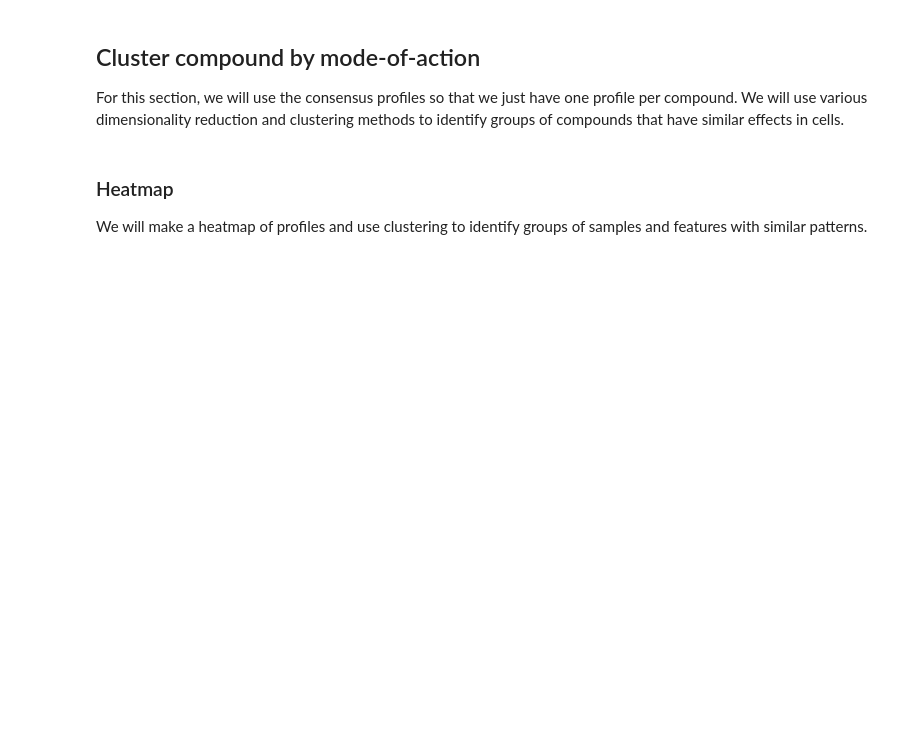
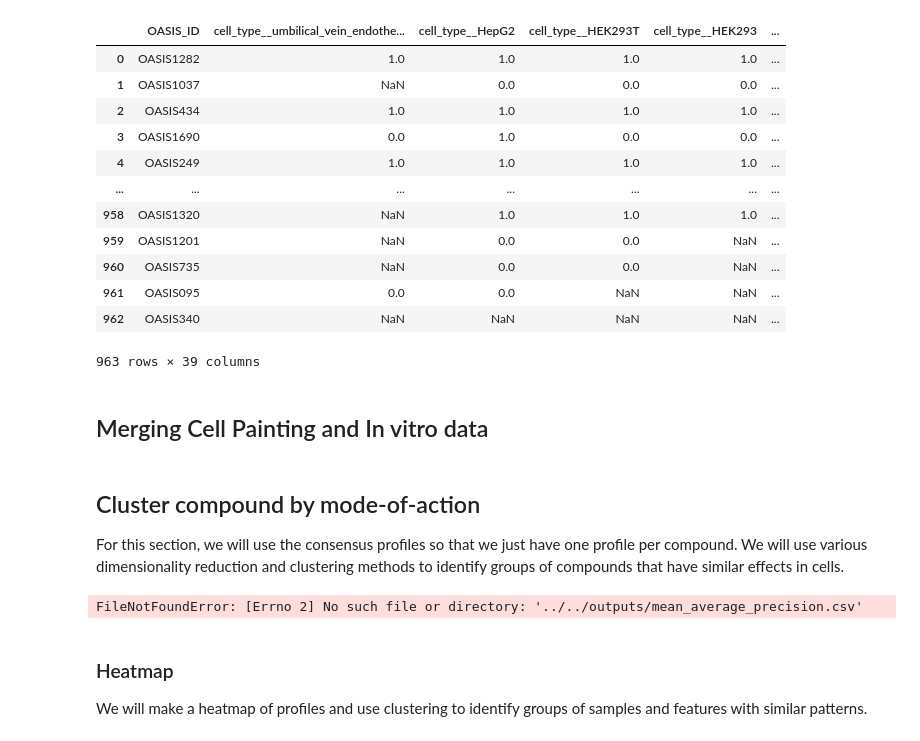
Before and after one commit to ewald-lab/2026_DataScienceForLifeScientists_Training, a Jupyter notebook: analysis/01_data_collection_preprocessing/03_data_handling_visualising.ipynb, the cells around one changed output. Cells and saved outputs as stored; diff of their text form; code cells hidden in the pictures; blank space fills up the shorter version.

```diff
--- a/analysis/01_data_collection_preprocessing/03_data_handling_visualising.ipynb
+++ b/analysis/01_data_collection_preprocessing/03_data_handling_visualising.ipynb
@@ -104,17 +53,37 @@ plt.show()
+# %%
+# Read in ToxCast in vitro toxicity assays
+df_toxcast_cytotox_binary = pd.read_parquet("../../inputs/toxcast_cytotox_binary.parquet")
+df_toxcast_cytotox_binary
+# %% [output]
+|  | OASIS_ID | cell_type__umbilical_vein_endothe... | cell_type__HepG2 | cell_type__HEK293T | cell_type__HEK293 | ... |
+| 0 | OASIS1282 | 1.0 | 1.0 | 1.0 | 1.0 | ... |
+| 1 | OASIS1037 | NaN | 0.0 | 0.0 | 0.0 | ... |
+| 2 | OASIS434 | 1.0 | 1.0 | 1.0 | 1.0 | ... |
+| 3 | OASIS1690 | 0.0 | 1.0 | 0.0 | 0.0 | ... |
+| 4 | OASIS249 | 1.0 | 1.0 | 1.0 | 1.0 | ... |
+| ... | ... | ... | ... | ... | ... | ... |
+| 958 | OASIS1320 | NaN | 1.0 | 1.0 | 1.0 | ... |
+| 959 | OASIS1201 | NaN | 0.0 | 0.0 | NaN | ... |
+| 960 | OASIS735 | NaN | 0.0 | 0.0 | NaN | ... |
+| 961 | OASIS095 | 0.0 | 0.0 | NaN | NaN | ... |
+| 962 | OASIS340 | NaN | NaN | NaN | NaN | ... |
+963 rows × 39 columns
+# %% [markdown]
+## Merging Cell Painting and In vitro data
 # %% [markdown]
 ## Cluster compound by mode-of-action
 
 For this section, we will use the consensus profiles so that we just have one profile per compound. We will use various dimensionality reduction and clustering methods to identify groups of compounds that have similar effects in cells.
 # %%
 # Load data
-df_level5 = pd.read_csv("../outputs/df_level5.csv")
+df_level5 = pd.read_csv("../../outputs/df_level5.csv")
 
 # Define important arguments
 meta_features = df_level5.columns[df_level5.columns.str.startswith("Metadata_")].to_list()
 features = df_level5.drop(meta_features, axis="columns").columns.tolist()
 
 # Load mAP
-df_map = pd.read_csv("../outputs/mean_average_precision.csv")
+df_map = pd.read_csv("../../outputs/mean_average_precision.csv")
 df_map["-log10(p-value)"] = -df_map["corrected_p_value"].apply(np.log10)
 
 # merge dt_level5 and map
@@ -124,6 +93,8 @@ df_level5_map = pd.merge(
     on=["Metadata_JCP2022"],
     how="left"   # or "left", "right", "outer" depending on what you need
 )
+# %% [output]
+FileNotFoundError: [Errno 2] No such file or directory: '../../outputs/mean_average_precision.csv'
 # %% [markdown]
 ### Heatmap
 
```
Also changed, not shown: parts of 10 cells of this notebook, 3 other files.
